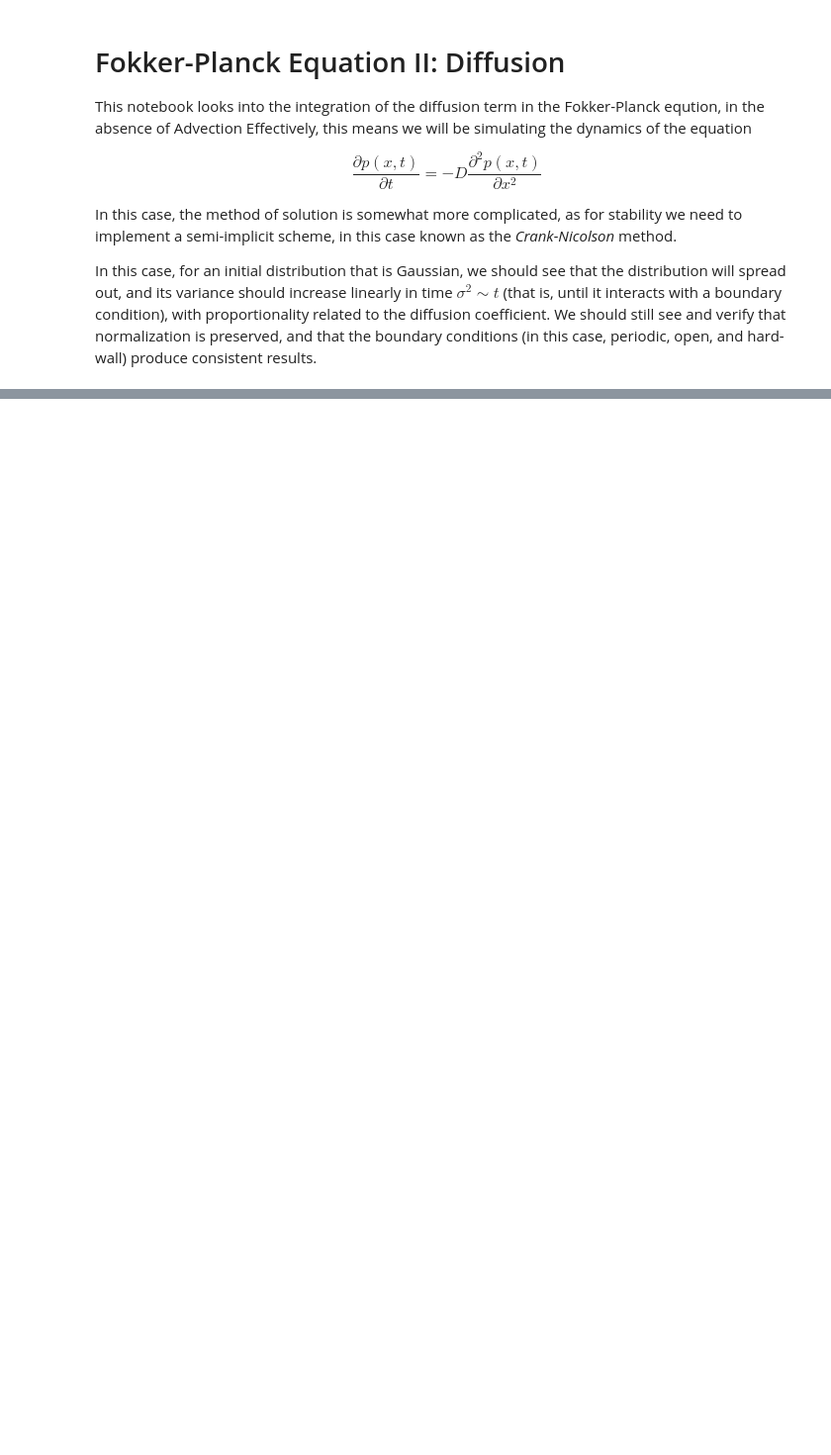
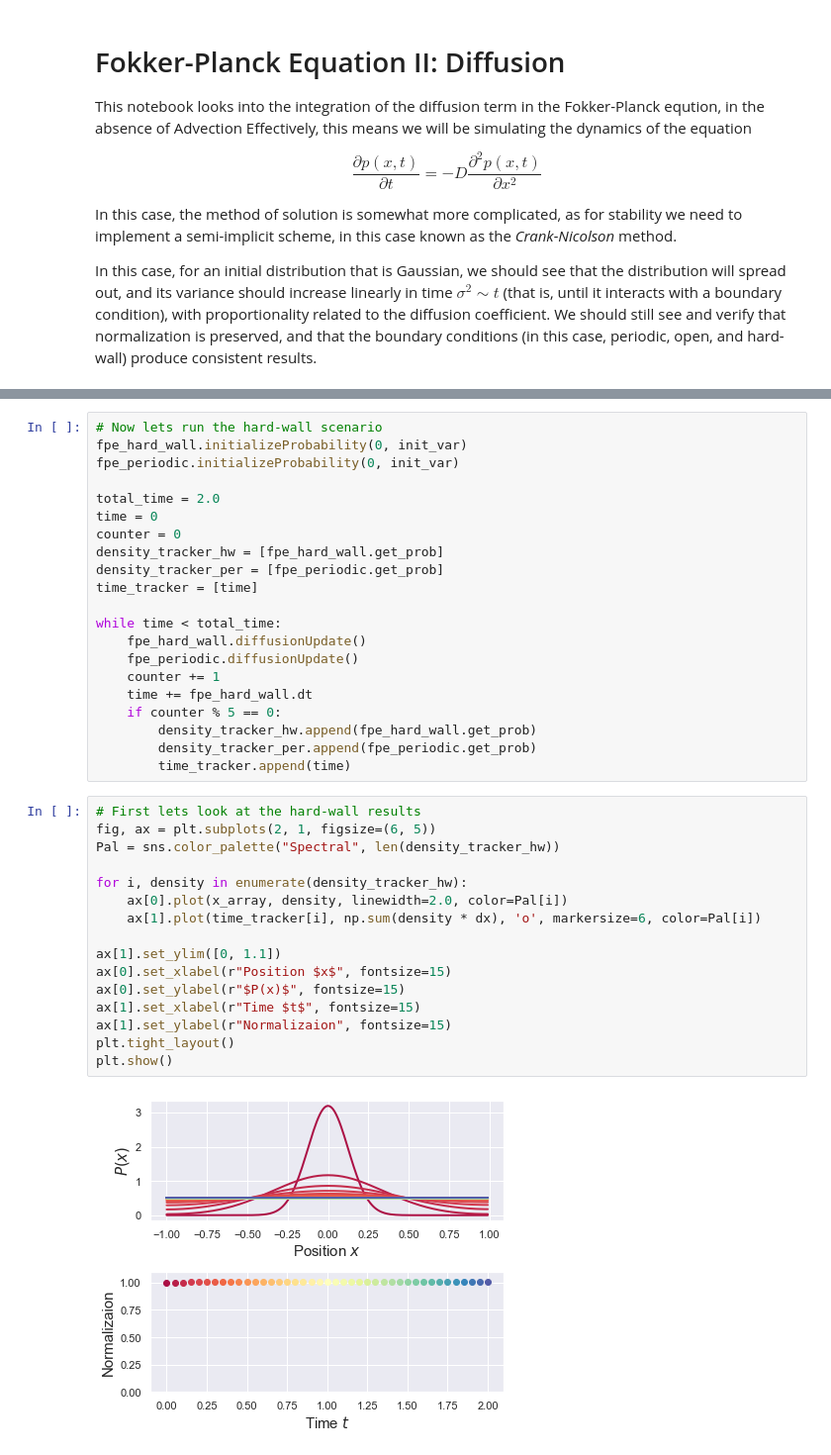
Before and after one commit to StevenJLarge/FokkerPlanck, a Jupyter notebook: notebooks/02-slarge-diffusion.ipynb, the cells around one changed output, grey strips where cells are left out. Shown at 99% size. Saved outputs shown, nothing was run; the diff lists cells and outputs as text; blank space fills up the shorter version.

```diff
--- a/notebooks/02-slarge-diffusion.ipynb
+++ b/notebooks/02-slarge-diffusion.ipynb
@@ -33,0 +103,39 @@ TypeError: Can't instantiate abstract class FPE_Integrator_1D with abstract meth
+# %%
+# Now lets run the hard-wall scenario
+fpe_hard_wall.initializeProbability(0, init_var)
+fpe_periodic.initializeProbability(0, init_var)
+
+total_time = 2.0
+time = 0
+counter = 0
+density_tracker_hw = [fpe_hard_wall.get_prob]
+density_tracker_per = [fpe_periodic.get_prob]
+time_tracker = [time]
+
+while time < total_time:
+    fpe_hard_wall.diffusionUpdate()
+    fpe_periodic.diffusionUpdate()
+    counter += 1
+    time += fpe_hard_wall.dt
+    if counter % 5 == 0:
+        density_tracker_hw.append(fpe_hard_wall.get_prob)
+        density_tracker_per.append(fpe_periodic.get_prob)
+        time_tracker.append(time)
+# %%
+# First lets look at the hard-wall results
+fig, ax = plt.subplots(2, 1, figsize=(6, 5))
+Pal = sns.color_palette("Spectral", len(density_tracker_hw))
+
+for i, density in enumerate(density_tracker_hw):
+    ax[0].plot(x_array, density, linewidth=2.0, color=Pal[i])
+    ax[1].plot(time_tracker[i], np.sum(density * dx), 'o', markersize=6, color=Pal[i])
+
+ax[1].set_ylim([0, 1.1])
+ax[0].set_xlabel(r"Position $x$", fontsize=15)
+ax[0].set_ylabel(r"$P(x)$", fontsize=15)
+ax[1].set_xlabel(r"Time $t$", fontsize=15)
+ax[1].set_ylabel(r"Normalizaion", fontsize=15)
+plt.tight_layout()
+plt.show()
+# %% [output]
+[figure, added]
```
Also changed, not shown: parts of 9 cells of this notebook.
